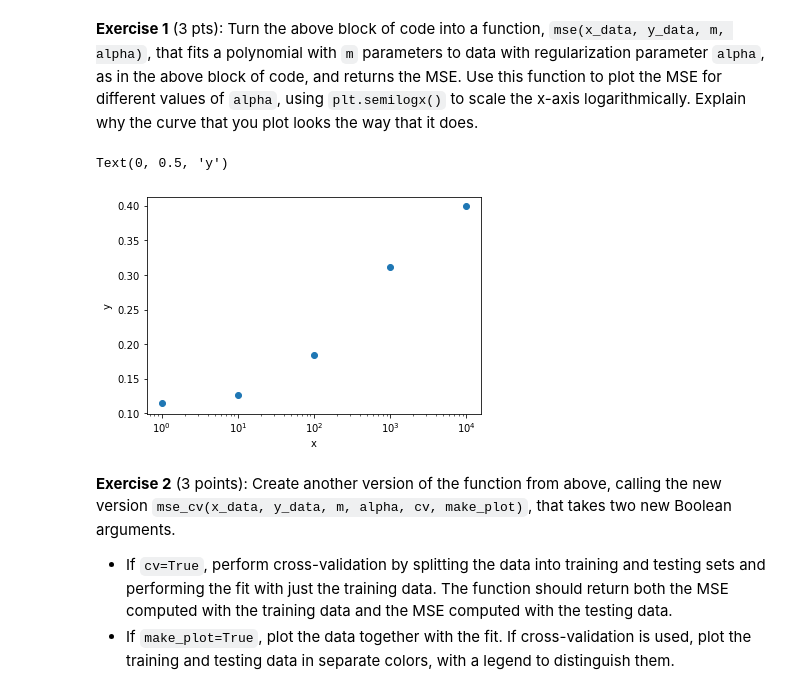
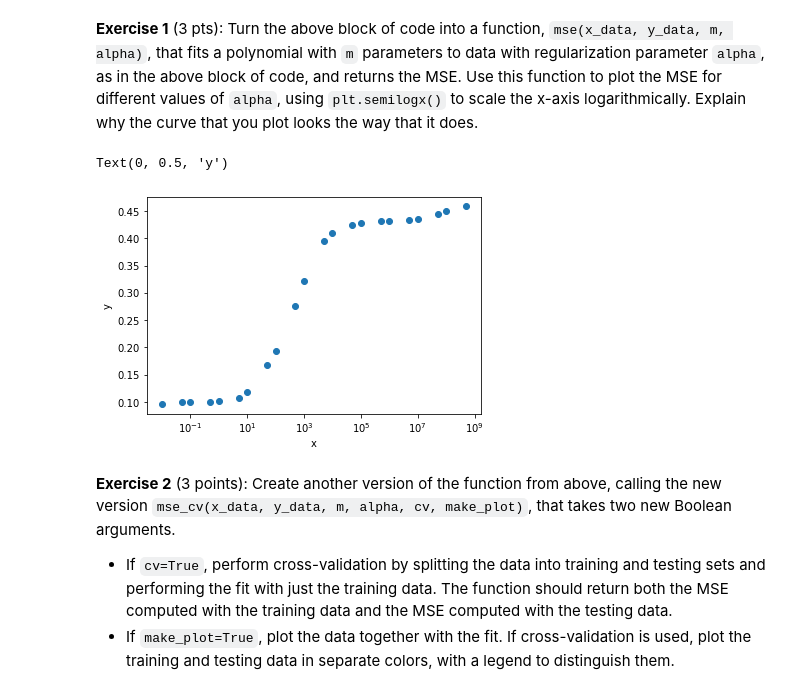
Before and after one commit to burnhamdr/statistical-learning, a Jupyter notebook: HW3_LinearRegression.ipynb, the cells around one changed output. Drawn from its saved outputs; the diff is of its cells as text; code cells hidden in the pictures.

```diff
--- a/HW3_LinearRegression.ipynb
+++ b/HW3_LinearRegression.ipynb
@@ -75,36 +113,36 @@ def mse(x_data, y_data, m, alpha):
     n = len(x_data)
     # Create the design matrix:
     phi = np.zeros((n, m))
     for j in range(m):
         phi[:,j] = x_data**j
 
     # The weight vector minimizing the mean squared error:
     w = np.linalg.inv(alpha*np.eye(m) + phi.T @ phi) @ phi.T @ y_data
 
     # To plot the prediction curve, create an array of x data and corresponding y data:
     # x_array = np.arange(0, 2*np.pi, 0.01)
     y_pred = np.zeros_like(x_data)
     for i, x in enumerate(x_data):
         y_pred[i] = np.sum([w[j]*x**j for j in range(m)])
 
-    mse_ = np.sum([(y_data[j] - y_pred[j])**2 for j in range(len(y_data))])*(1/len(y_data))
+    mse_ = np.sum((y_data - y_pred)**2)*(1/len(y_data))
 
 
     return y_pred, mse_
 
-alpha_list = [0,1,10,100,1000, 10000]  # regularization parameter
+alpha_list = [c/(10**i) for i in range(-8,3) for c in [1, 5]]
 m = 10
 mse_list = []
 for alpha in alpha_list:
     y_pred, mse_ = mse(x_data, y_data, m, alpha)
     mse_list.append(mse_)
 
 plt.semilogx(alpha_list, mse_list, 'o')
 plt.xlabel('x')
 plt.ylabel('y')
 # %% [output]
 Text(0, 0.5, 'y')
-[figure, old version]
+[figure, new version]
 # %% [markdown]
 **Exercise 2** (3 points): Create another version of the function from above, calling the new version `mse_cv(x_data, y_data, m, alpha, cv, make_plot)`, that takes two new Boolean arguments.
 - If `cv=True`, perform cross-validation by splitting the data into training and testing sets and performing the fit with just the training data. The function should return both the MSE computed with the training data and the MSE computed with the testing data.
```
Also changed, not shown: parts of 10 cells of this notebook.
